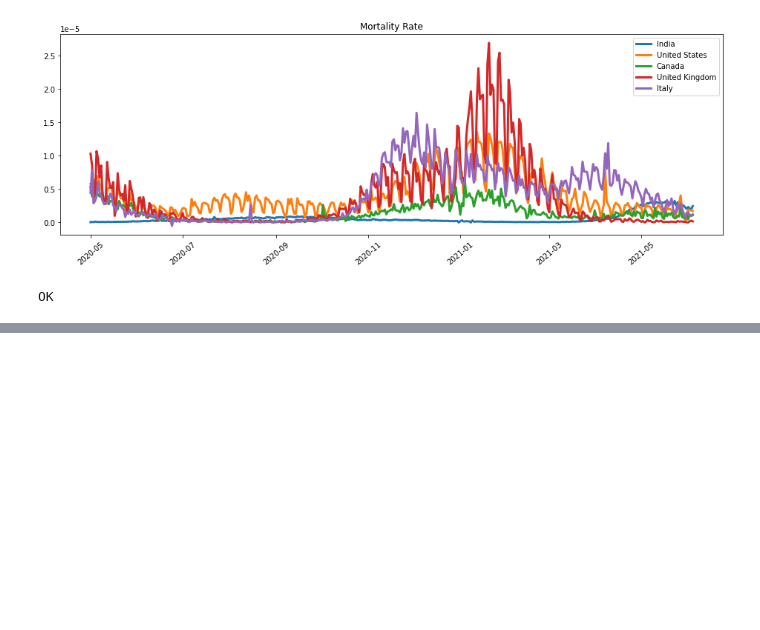
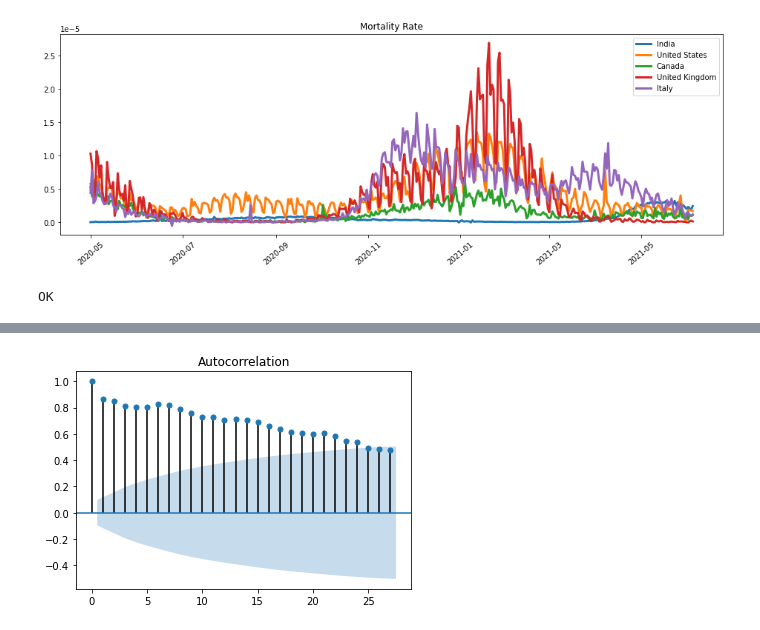
Before and after one commit to abhishek111222/Data-Science-Project, a Jupyter notebook: Time series of Mortality Rate (Try 3)/time_mortality_try3.ipynb, the cells around one changed output, grey strips where cells are left out. Saved outputs shown, nothing was run; the diff lists cells and outputs as text; code cells hidden in the pictures; blank space fills up the shorter version.

```diff
--- a/Time series of Mortality Rate (Try 3)/time_mortality_try3.ipynb
+++ b/Time series of Mortality Rate (Try 3)/time_mortality_try3.ipynb
@@ -398,0 +427,4 @@ fig.show()
+# %%
+feat = ["date", "Mortality_Rate"]
+# %%
+dataset_Canada_MR = dataset_Canada[feat]
@@ -398,0 +440,6 @@ fig.show()
+# %%
+dataset_Canada_MR.set_index("date", inplace = True)
+# %%
+plot_acf(dataset_Canada_MR);
+# %% [output]
+[figure, added]
```
Also changed, not shown: parts of 61 cells of this notebook.
